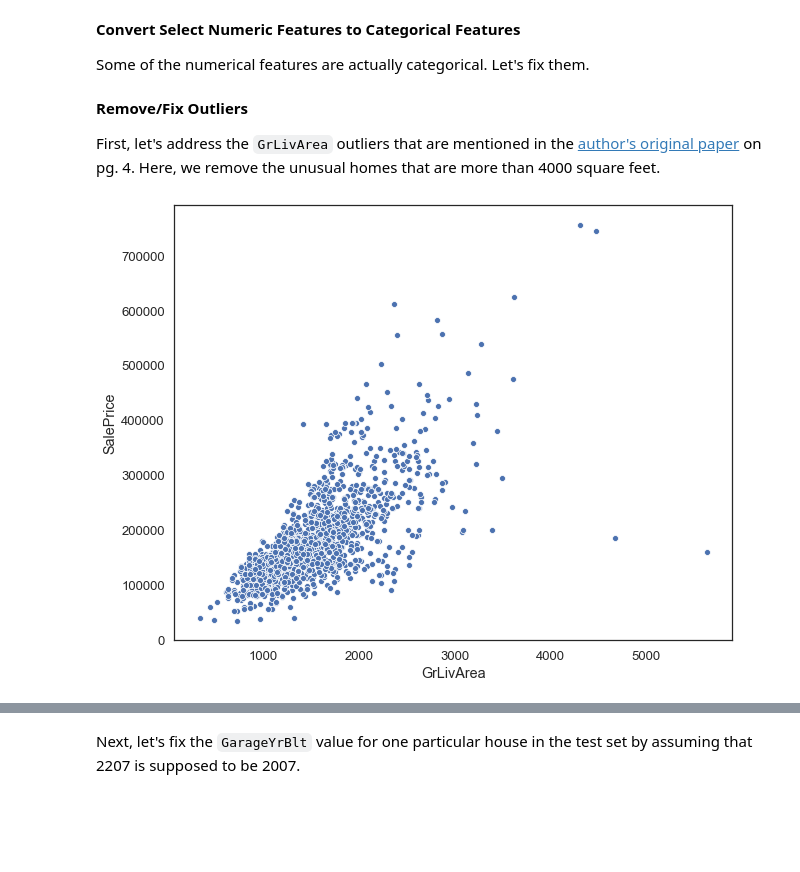
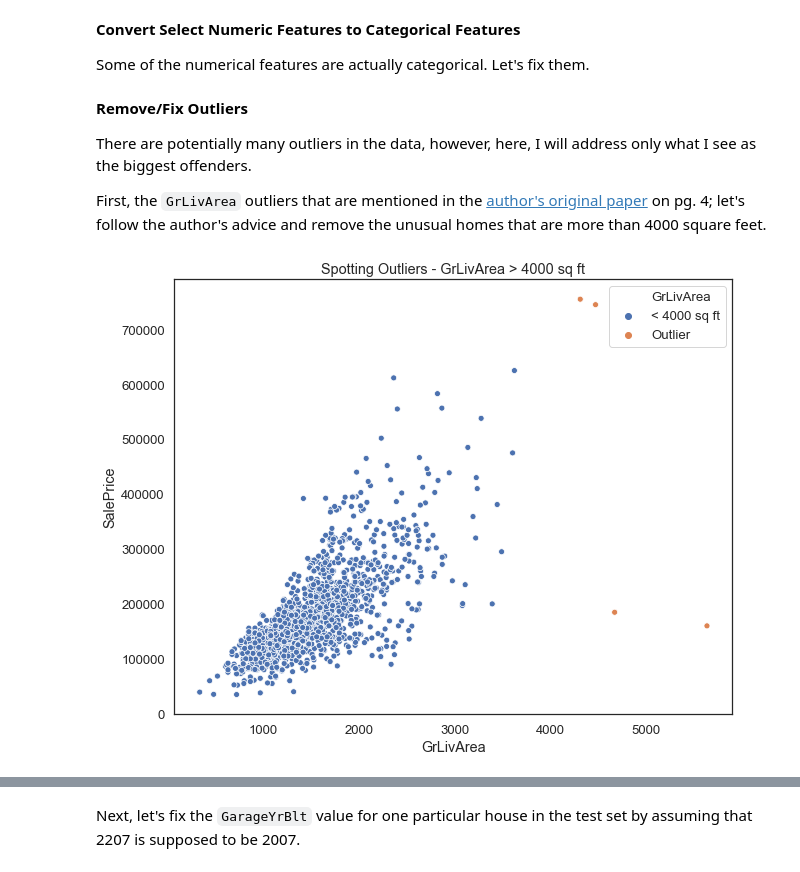
Before and after one commit to amypeniston/kaggle-competitions, a Jupyter notebook: house-prices/2_Data_Prep_Linear_Models.ipynb, the cells around one changed output, grey strips where cells are left out. Saved outputs shown, nothing was run; the diff lists cells and outputs as text; code cells hidden in the pictures; blank space fills up the shorter version.

```diff
--- a/house-prices/2_Data_Prep_Linear_Models.ipynb
+++ b/house-prices/2_Data_Prep_Linear_Models.ipynb
@@ -197,14 +210,19 @@ for df in [train, test]:
 # %% [markdown]
 **Remove/Fix Outliers**
 
-First, let's address the `GrLivArea` outliers that are mentioned in the [author's original paper](http://jse.amstat.org/v19n3/decock.pdf) on pg. 4. Here, we remove the unusual homes that are more than 4000 square feet.
+There are potentially many outliers in the data, however, here, I will address only what I see as the biggest offenders.
+
+First, the `GrLivArea` outliers that are mentioned in the [author's original paper](http://jse.amstat.org/v19n3/decock.pdf) on pg. 4; let's follow the author's advice and remove the unusual homes that are more than 4000 square feet.
 # %%
-sns.scatterplot(x=train["GrLivArea"], y=train["SalePrice"])
+mask = train["GrLivArea"] > 4000
+mask = mask.replace(to_replace=[1, 0], value=["Outlier", "< 4000 sq ft"])
+sns.scatterplot(x=train["GrLivArea"], y=train["SalePrice"], hue=mask)
+plt.title("Spotting Outliers - GrLivArea > 4000 sq ft")
 plt.show()
 
 train[train["GrLivArea"] > 4000]
 # %% [output]
-[figure, old version]
+[figure, new version]
 |  | MSSubClass | MSZoning | LotFrontage | LotArea | Street | Alley | LotShape | LandContour | Utilities | ... |
 | 523 | SC60 | RL | 130.0 | 40094 | Pave | None | IR1 | Bnk | AllPub | ... |
 | 691 | SC60 | RL | 104.0 | 21535 | Pave | None | IR1 | Lvl | AllPub | ... |
```
Also changed, not shown: parts of 61 cells of this notebook, 2 other files.
